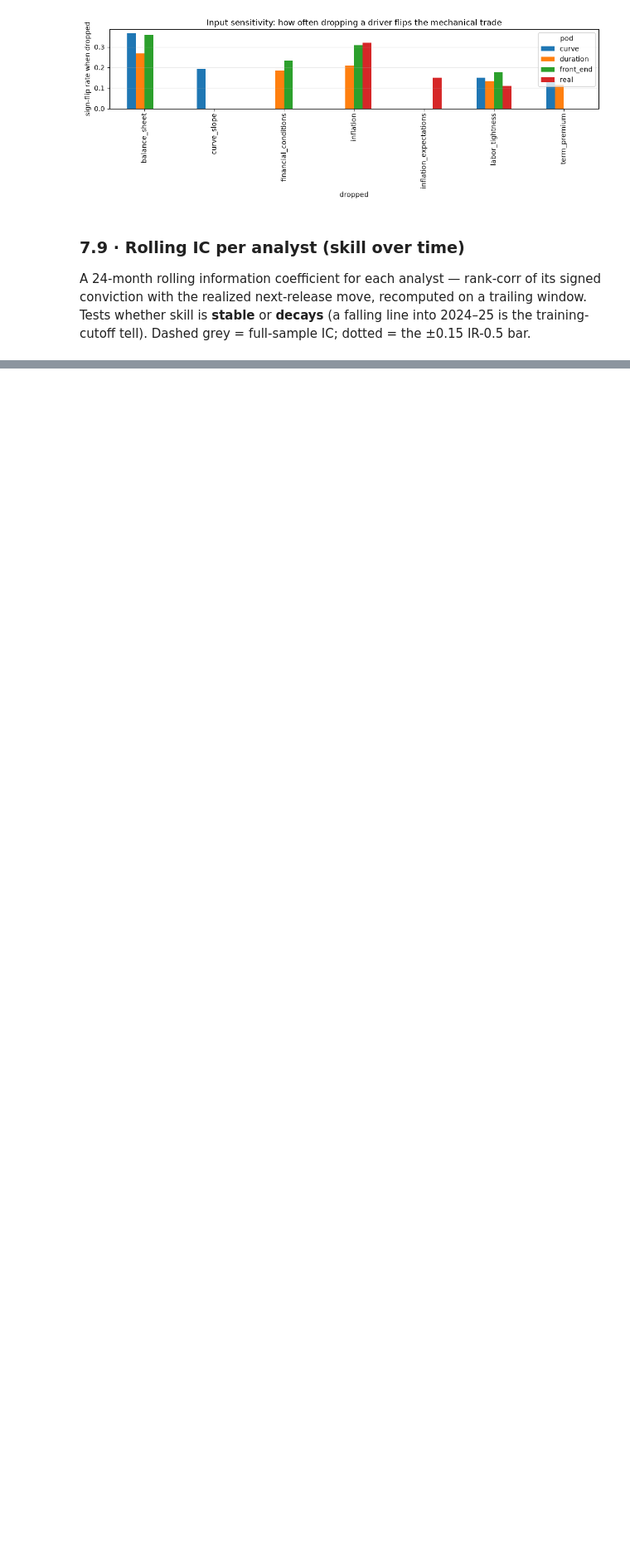
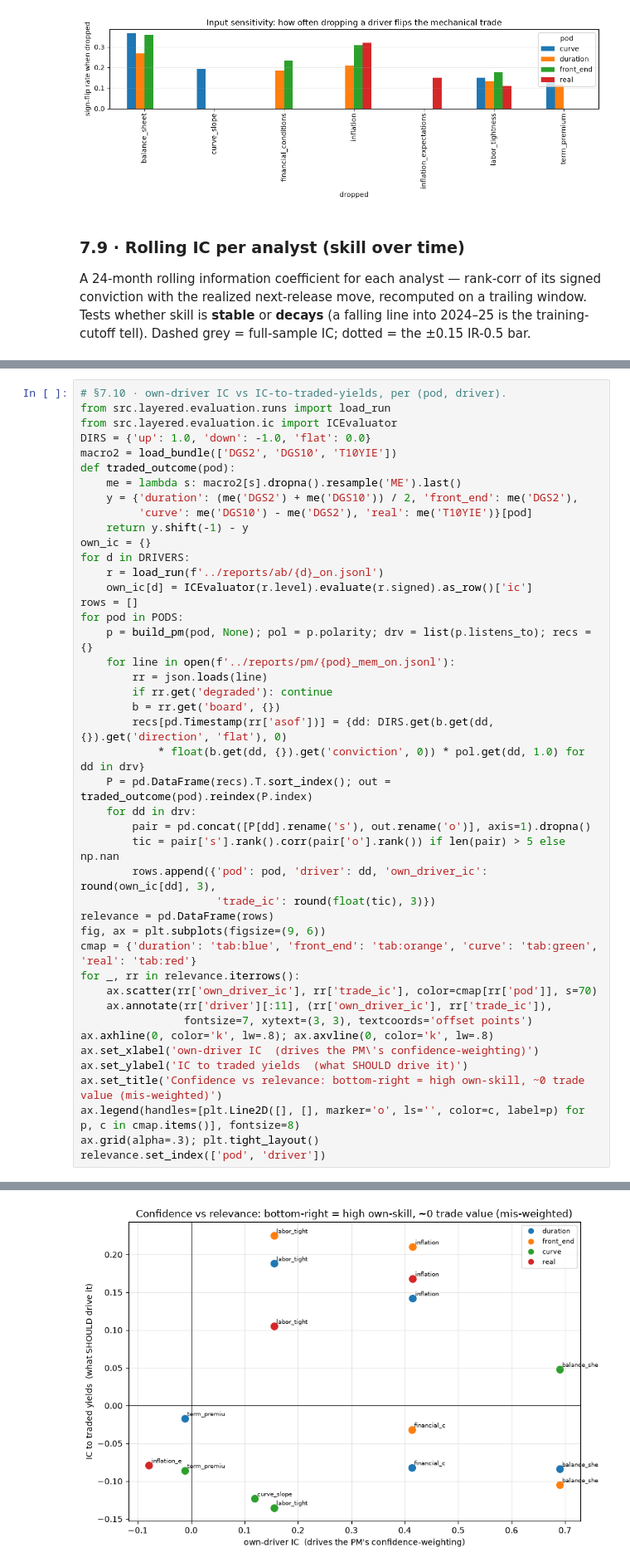
Before and after one commit to charishma005/Blackrock_UCB_MFE_Industry_Project, a Jupyter notebook: notebooks/pm_trade_evaluation.ipynb, the cells around one changed output, grey strips where cells are left out. Shown at 83% size. Saved outputs shown, nothing was run; the diff lists cells and outputs as text; blank space fills up the shorter version.

```diff
--- a/notebooks/pm_trade_evaluation.ipynb
+++ b/notebooks/pm_trade_evaluation.ipynb
@@ -746,0 +751,45 @@ plt.tight_layout()
+# %%
+# §7.10 · own-driver IC vs IC-to-traded-yields, per (pod, driver).
+from src.layered.evaluation.runs import load_run
+from src.layered.evaluation.ic import ICEvaluator
+DIRS = {'up': 1.0, 'down': -1.0, 'flat': 0.0}
+macro2 = load_bundle(['DGS2', 'DGS10', 'T10YIE'])
+def traded_outcome(pod):
+    me = lambda s: macro2[s].dropna().resample('ME').last()
+    y = {'duration': (me('DGS2') + me('DGS10')) / 2, 'front_end': me('DGS2'),
+         'curve': me('DGS10') - me('DGS2'), 'real': me('T10YIE')}[pod]
+    return y.shift(-1) - y
+own_ic = {}
+for d in DRIVERS:
+    r = load_run(f'../reports/ab/{d}_on.jsonl')
+    own_ic[d] = ICEvaluator(r.level).evaluate(r.signed).as_row()['ic']
+rows = []
+for pod in PODS:
+    p = build_pm(pod, None); pol = p.polarity; drv = list(p.listens_to); recs = {}
+    for line in open(f'../reports/pm/{pod}_mem_on.jsonl'):
+        rr = json.loads(line)
+        if rr.get('degraded'): continue
+        b = rr.get('board', {})
+        recs[pd.Timestamp(rr['asof'])] = {dd: DIRS.get(b.get(dd, {}).get('direction', 'flat'), 0)
+            * float(b.get(dd, {}).get('conviction', 0)) * pol.get(dd, 1.0) for dd in drv}
+    P = pd.DataFrame(recs).T.sort_index(); out = traded_outcome(pod).reindex(P.index)
+    for dd in drv:
+        pair = pd.concat([P[dd].rename('s'), out.rename('o')], axis=1).dropna()
+        tic = pair['s'].rank().corr(pair['o'].rank()) if len(pair) > 5 else np.nan
+        rows.append({'pod': pod, 'driver': dd, 'own_driver_ic': round(own_ic[dd], 3),
+                     'trade_ic': round(float(tic), 3)})
+relevance = pd.DataFrame(rows)
+fig, ax = plt.subplots(figsize=(9, 6))
+cmap = {'duration': 'tab:blue', 'front_end': 'tab:orange', 'curve': 'tab:green', 'real': 'tab:red'}
+for _, rr in relevance.iterrows():
+    ax.scatter(rr['own_driver_ic'], rr['trade_ic'], color=cmap[rr['pod']], s=70)
+    ax.annotate(rr['driver'][:11], (rr['own_driver_ic'], rr['trade_ic']),
+                fontsize=7, xytext=(3, 3), textcoords='offset points')
+ax.axhline(0, color='k', lw=.8); ax.axvline(0, color='k', lw=.8)
+ax.set_xlabel('own-driver IC  (drives the PM\'s confidence-weighting)')
+ax.set_ylabel('IC to traded yields  (what SHOULD drive it)')
+ax.set_title('Confidence vs relevance: bottom-right = high own-skill, ~0 trade value (mis-weighted)')
+ax.legend(handles=[plt.Line2D([], [], marker='o', ls='', color=c, label=p) for p, c in cmap.items()], fontsize=8)
+ax.grid(alpha=.3); plt.tight_layout()
+relevance.set_index(['pod', 'driver'])
+# %% [output]
@@ -747,3 +814,4 @@ plt.tight_layout()
+[figure, added]
 # %% [markdown]
 ## 8 · Verdict — fresh board
 
```
Also changed, not shown: parts of 2 cells of this notebook.
